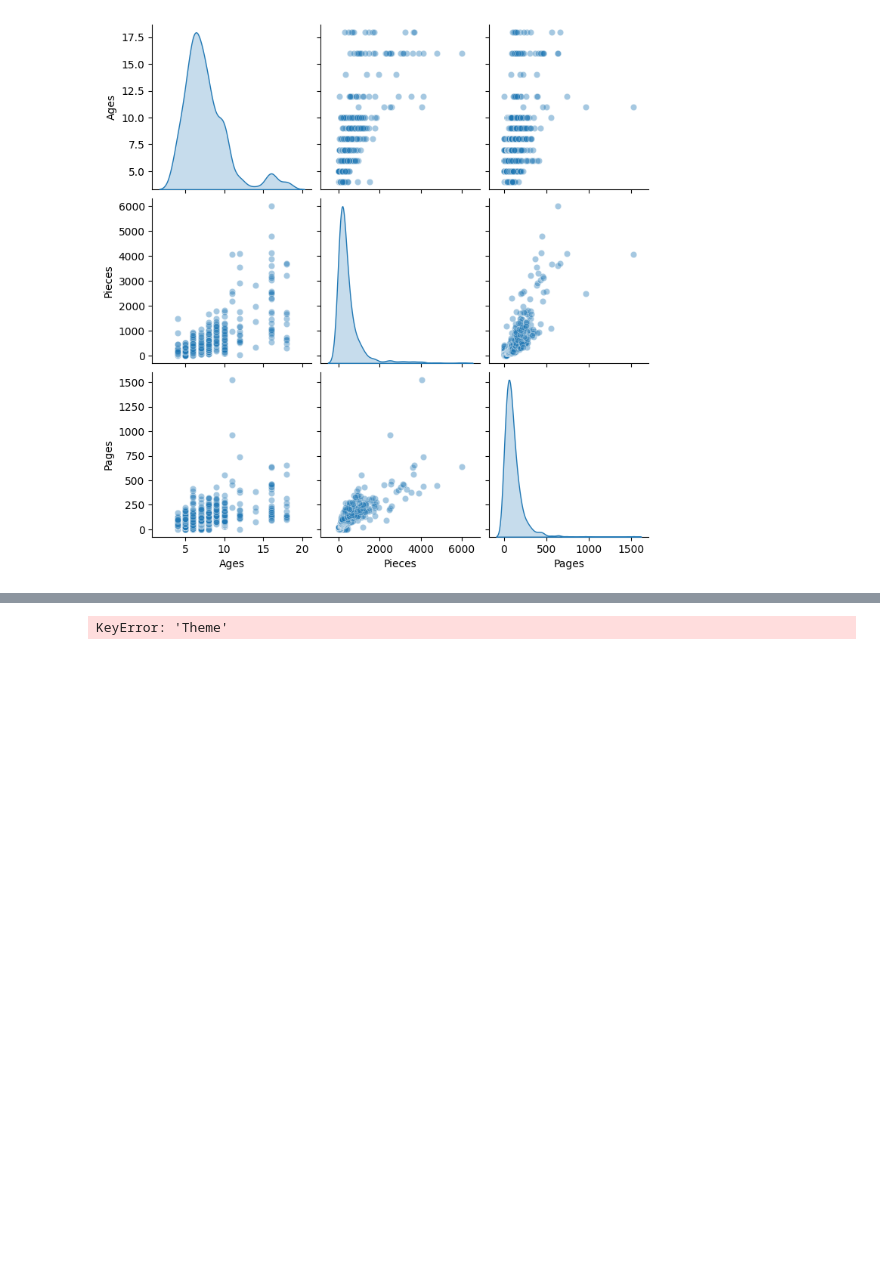
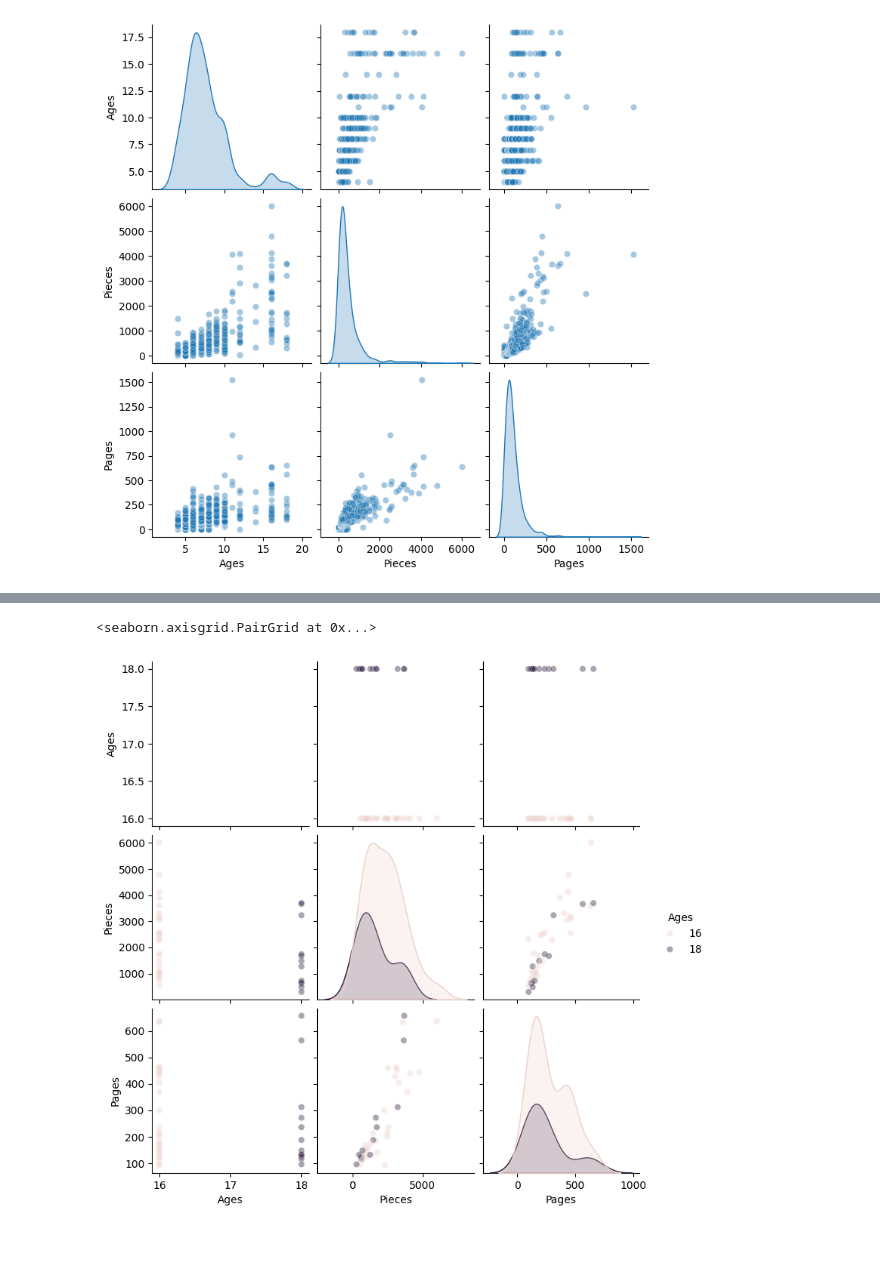
Before and after one commit to HMB-Solutions/ISTT1003-ProjectAssignment-02, a Jupyter notebook: oppg1.ipynb, the cells around one changed output, grey strips where cells are left out. Cells and saved outputs as stored; diff of their text form; code cells hidden in the pictures; blank space fills up the shorter version.

```diff
--- a/oppg1.ipynb
+++ b/oppg1.ipynb
@@ -225,12 +213,18 @@ plt.show()
 # %%
-mythemes = ['Star Wars', 'NINJAGO', 'Harry Potter']
-subset_df = df2[df2['Theme'].isin(mythemes)]
-sns.pairplot(subset_df, vars = ['Ages', 'Pieces', 'Pages'],
-             hue = 'Theme',
+barn = df2[df2['Ages'] >= 4]
+barn = barn[barn['Ages'] < 10]
+
+ungdom = df2[df2['Ages'] >= 10]
+ungdom = ungdom[ungdom['Ages'] < 15]
+
+voksne = df2[df2['Ages'] >= 15]
+
+sns.pairplot(voksne, vars = ['Ages', 'Pieces', 'Pages'],
+             hue = 'Ages',
              diag_kind = 'kde',
              plot_kws = dict(alpha = 0.4))
-plt.show()
 # %% [output]
-KeyError: 'Theme'
+<seaborn.axisgrid.PairGrid at 0x...>
+[figure, added]
 # %%
 # enkel lineær regresjon, tar ikke hensyn til tema
```
Also changed, not shown: parts of 12 cells of this notebook.
